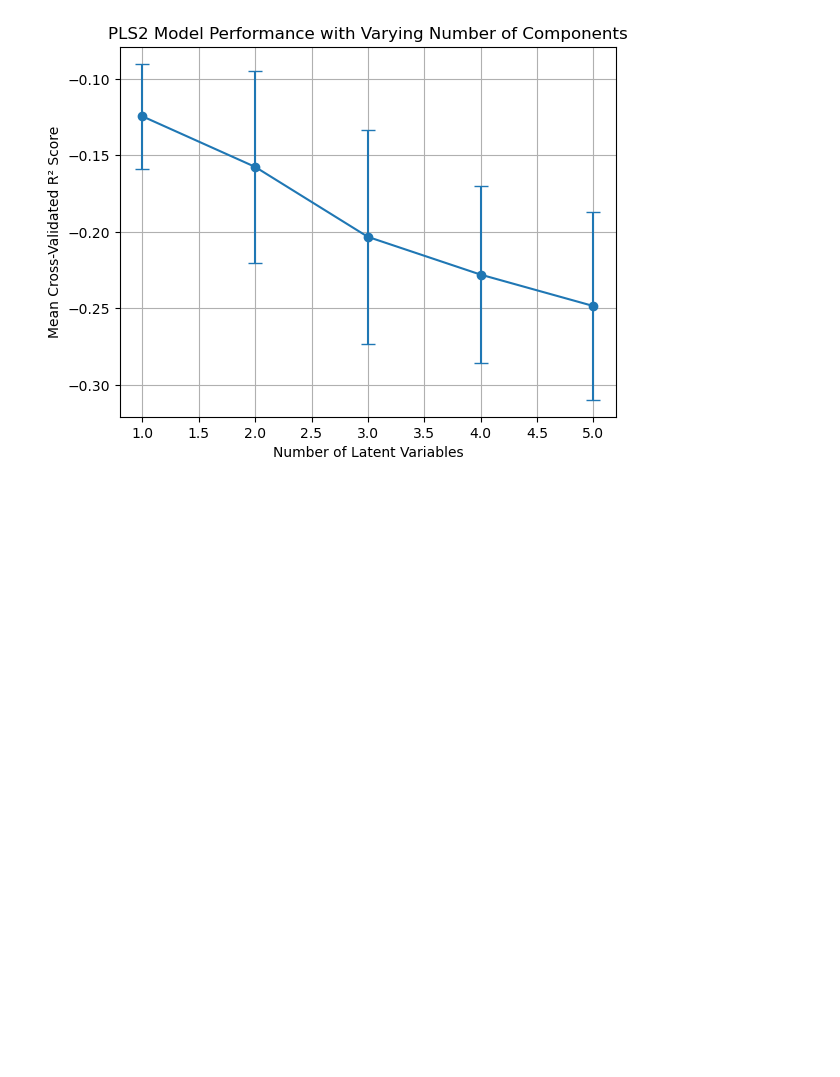
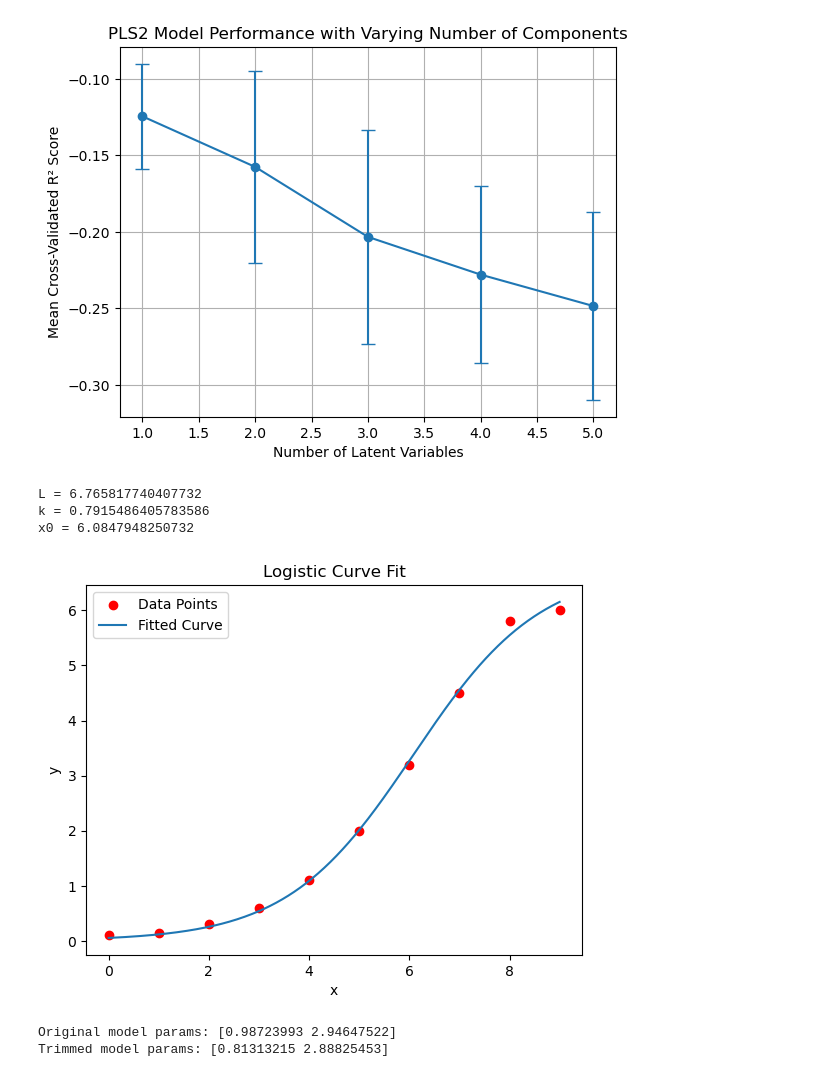
Before and after one commit to deepbiolab/diffbio, a Jupyter notebook: notebook/Untitled.ipynb, the cells around one changed output. Drawn from its saved outputs; the diff is of its cells as text; code cells hidden in the pictures; blank space fills up the shorter version.

```diff
--- a/notebook/Untitled.ipynb
+++ b/notebook/Untitled.ipynb
@@ -91,3 +91,76 @@ plt.grid(True)
 plt.show()
 # %% [output]
 [figure]
+# %%
+import numpy as np
+from scipy.optimize import curve_fit
+import matplotlib.pyplot as plt
+
+# 定义逻辑函数
+def logistic(x, L, k, x0):
+    return L / (1 + np.exp(-k * (x - x0)))
+
+# 示例数据 (x值和y值)
+xdata = np.array([0, 1, 2, 3, 4, 5, 6, 7, 8, 9])
+ydata = np.array([0.1, 0.15, 0.3, 0.6, 1.1, 2, 3.2, 4.5, 5.8, 6.0])
+
+# 使用curve_fit进行逻辑函数拟合
+params, covariance = curve_fit(logistic, xdata, ydata, p0=[max(ydata), 1, np.median(xdata)])
+
+# 打印最优参数
+print("L =", params[0])
+print("k =", params[1])
+print("x0 =", params[2])
+
+# 绘制数据点
+plt.scatter(xdata, ydata, color='red', label='Data Points')
+
+# 绘制拟合曲线
+xmodel = np.linspace(min(xdata), max(xdata), 300)
+ymodel = logistic(xmodel, *params)
+plt.plot(xmodel, ymodel, label='Fitted Curve')
+
+plt.xlabel('x')
+plt.ylabel('y')
+plt.title('Logistic Curve Fit')
+plt.legend()
+plt.show()
+# %% [output]
+L = 6.765817740407732
+k = 0.7915486405783586
+x0 = 6.0847948250732
+[figure, added]
+# %%
+import numpy as np
+import statsmodels.api as sm
+
+# 生成一些测试数据
+np.random.seed(0)
+X = np.linspace(0, 10, 100)
+y = 3 * X + np.random.normal(0, 2, 100) + 20 * np.random.binomial(1, 0.05, 100)  # 添加一些异常值
+
+# 添加常数项
+X = sm.add_constant(X)
+
+# 拟合初始线性回归模型
+model = sm.OLS(y, X).fit()
+
+# 计算残差
+residuals = np.abs(model.resid)
+
+# 排序残差并找到削减点（例如削减最大的5%的数据点）
+cutoff = np.percentile(residuals, 95)
+
+# 保留残差小于削减点的数据
+X_trimmed = X[residuals < cutoff]
+y_trimmed = y[residuals < cutoff]
+
+# 使用削减后的数据重新拟合模型
+trimmed_model = sm.OLS(y_trimmed, X_trimmed).fit()
+
+# 打印两个模型的参数进行比较
+print("Original model params:", model.params)
+print("Trimmed model params:", trimmed_model.params)
+# %% [output]
+Original model params: [0.98723993 2.94647522]
+Trimmed model params: [0.81313215 2.88825453]
```
Also changed, not shown: parts of 2 cells of this notebook.
